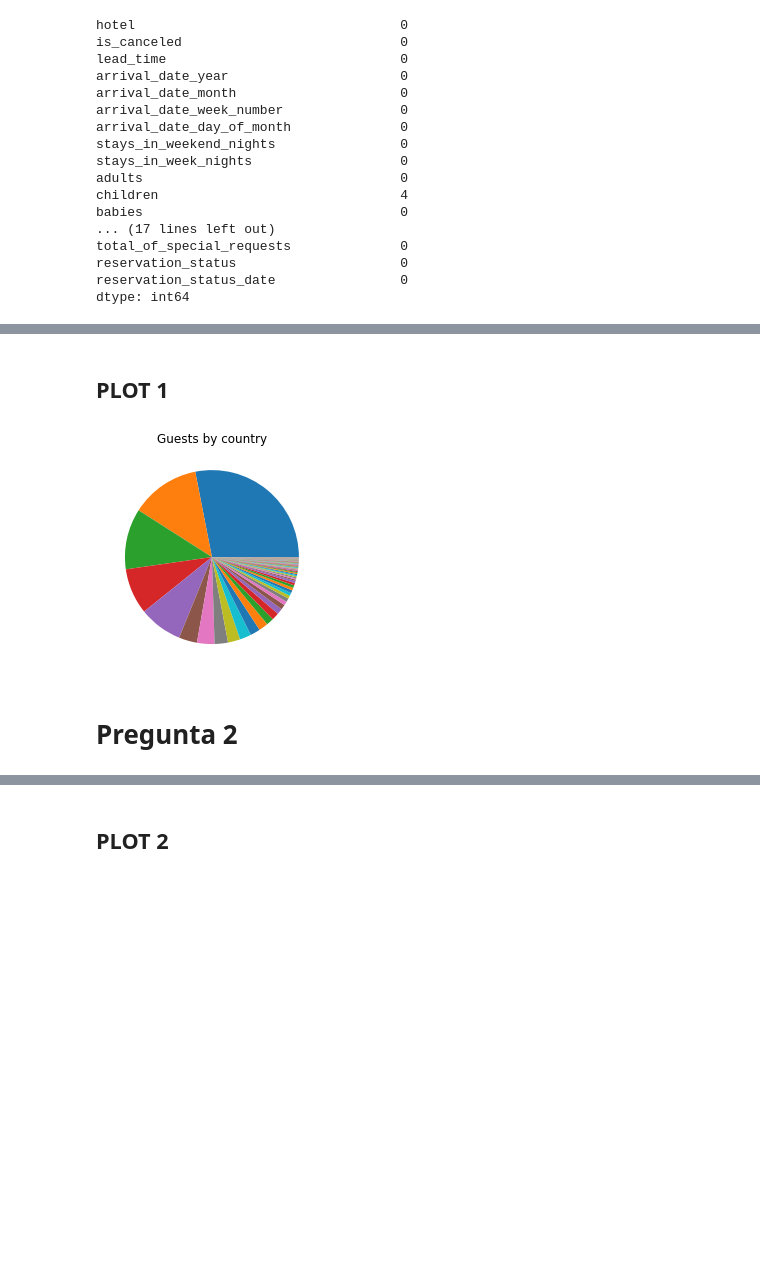
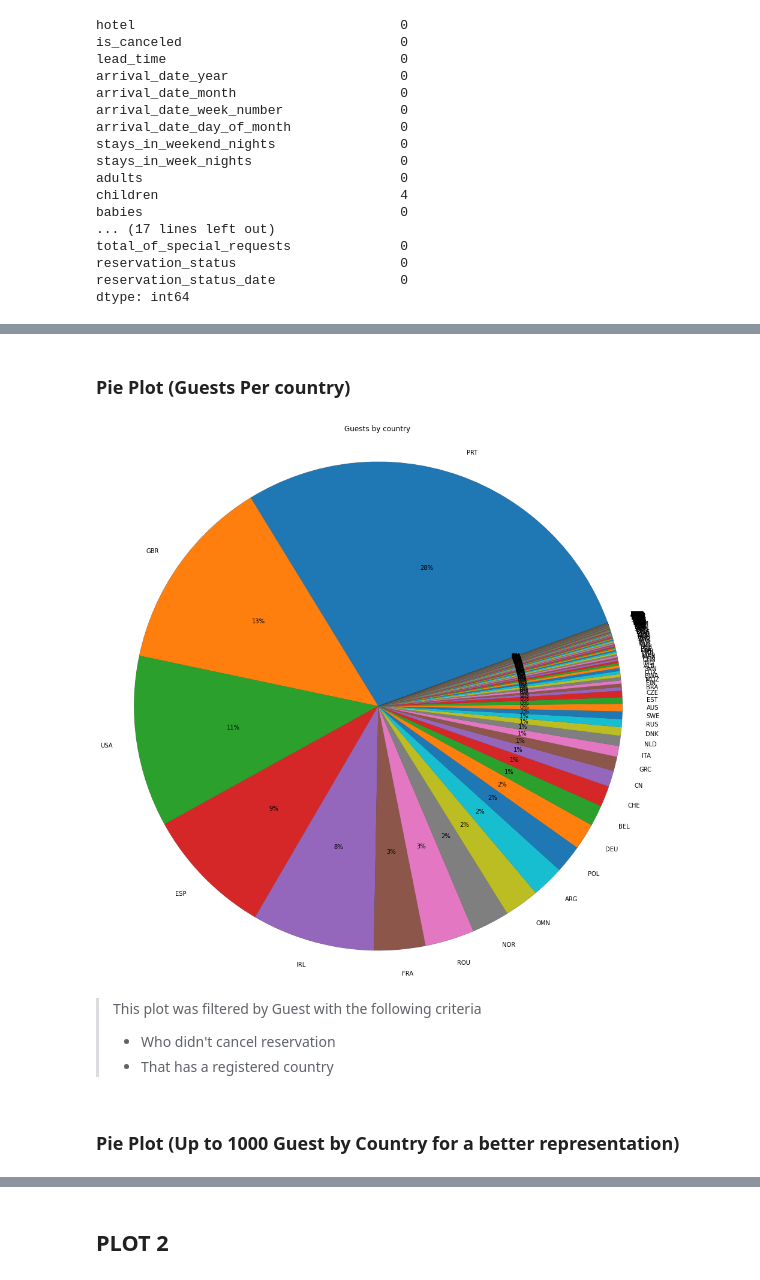
Before and after one commit to carlosmendozaj/Project_Booking_Demand, a Jupyter notebook: Hotel Demand.ipynb, the cells around one changed output, grey strips where cells are left out. Drawn from its saved outputs; the diff is of its cells as text; code cells hidden in the pictures; blank space fills up the shorter version.

Commit message:
Pie plot and Line plot were updated with format and some code fixes

```diff
--- a/Hotel Demand.ipynb
+++ b/Hotel Demand.ipynb
@@ -67,13 +63,30 @@ clean_purchase_data = purchase_data.fillna(value=0)
-# %% [markdown]
-## PLOT 1
-# %%
-#Guests by country
-countries = clean_purchase_data["country"].loc[clean_purchase_data["is_canceled"]==0].value_counts()
-countries_percentage = round(countries/countries.sum()*100,2)
-fig = plt.pie(countries_percentage)
-plt.title("Guests by country")
-plt.show()
-# %% [output]
-[figure, removed]
-# %% [markdown]
-# Pregunta 2
+# %%
+#Guests by country which completed a reservation and had register a country
+countries_df = clean_purchase_data["country"].loc[(clean_purchase_data["is_canceled"]==0)&(clean_purchase_data["country"]!=0)]
+# Count the amount of guests per country
+amount_countries = countries_df.value_counts()
+# Get the unique countries
+country_labels = countries_df.unique().tolist()
+# %% [markdown]
+### Pie Plot (Guests Per country)
+# %%
+fig1, ax1 = plt.subplots(figsize=(6, 5))
+fig1.subplots_adjust(0.5,0,2.5,2.5)
+
+fig = ax1.pie(amount_countries,
+              labels=country_labels,
+              startangle=20,
+              autopct='%1.0f%%', # This line gets the rounded percentage
+              shadow=True,
+              radius=2800)
+plt.axis("equal")
+plt.title("Guests by country")
+plt.show()
+# %% [output]
+[figure, added]
+# %% [markdown]
+> This plot was filtered by Guest with the following criteria
+> * Who didn't cancel reservation
+> * That has a registered country
+# %% [markdown]
+### Pie Plot  (Up to 1000 Guest by Country for a better representation)
```
Also changed, not shown: parts of 12 cells of this notebook.
